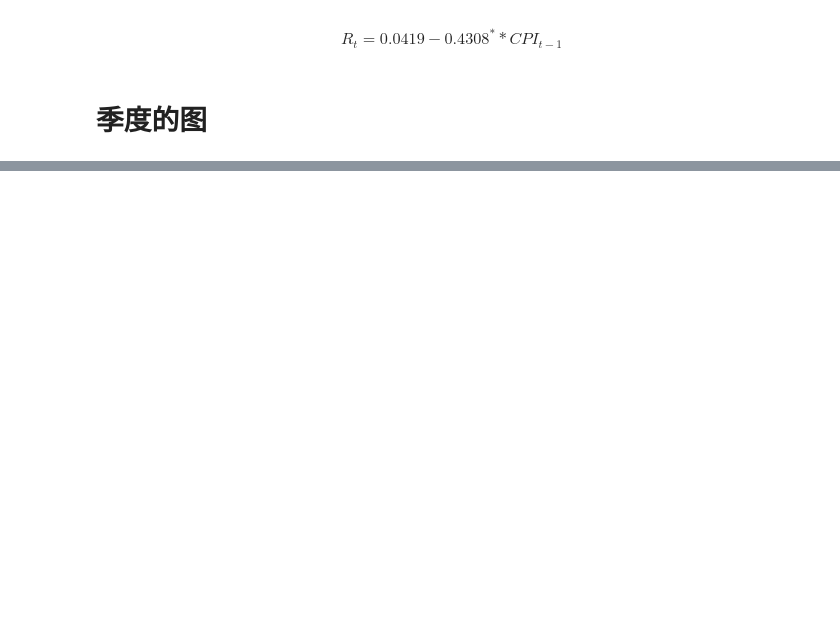
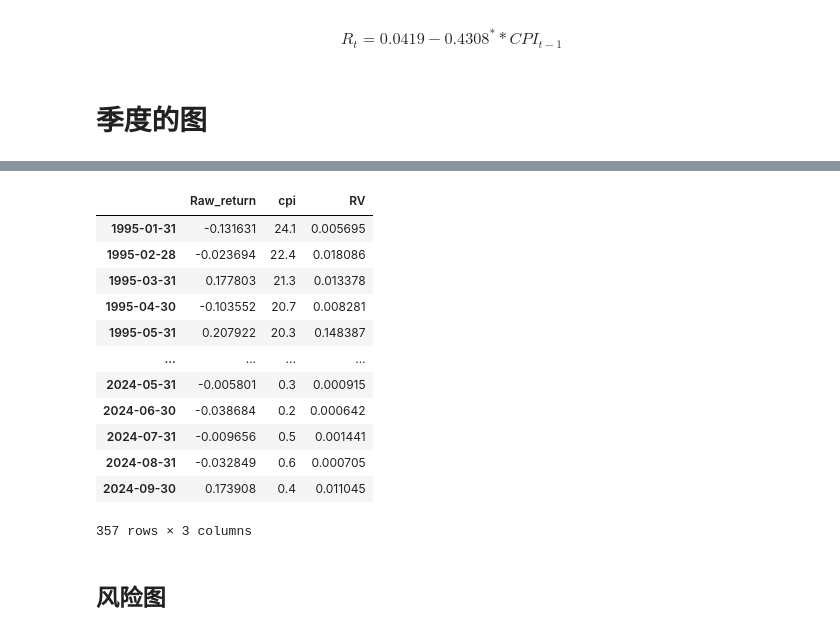
Before and after one commit to 1999Kiera1999/ZhaoQy-Python, a Jupyter notebook: 第五代码.ipynb, the cells around one changed output, grey strips where cells are left out. Cells and saved outputs as stored; diff of their text form; code cells hidden in the pictures; blank space fills up the shorter version.

```diff
--- a/第五代码.ipynb
+++ b/第五代码.ipynb
@@ -390,0 +418,20 @@ plt.show();
+# %%
+reg_data=pd.merge(Month_data,inflation,left_index=True,right_index=True,how='inner')
+reg_data=pd.merge(reg_data,market_varince,left_index=True,right_index=True,how='inner')
+reg_data
+# %% [output]
+|  | Raw_return | cpi | RV |
+| 1995-01-31 | -0.131631 | 24.1 | 0.005695 |
+| 1995-02-28 | -0.023694 | 22.4 | 0.018086 |
+| 1995-03-31 | 0.177803 | 21.3 | 0.013378 |
+| 1995-04-30 | -0.103552 | 20.7 | 0.008281 |
+| 1995-05-31 | 0.207922 | 20.3 | 0.148387 |
+| ... | ... | ... | ... |
+| 2024-05-31 | -0.005801 | 0.3 | 0.000915 |
+| 2024-06-30 | -0.038684 | 0.2 | 0.000642 |
+| 2024-07-31 | -0.009656 | 0.5 | 0.001441 |
+| 2024-08-31 | -0.032849 | 0.6 | 0.000705 |
+| 2024-09-30 | 0.173908 | 0.4 | 0.011045 |
+357 rows × 3 columns
+# %% [markdown]
+## 风险图
```
Also changed, not shown: parts of 14 cells of this notebook.
